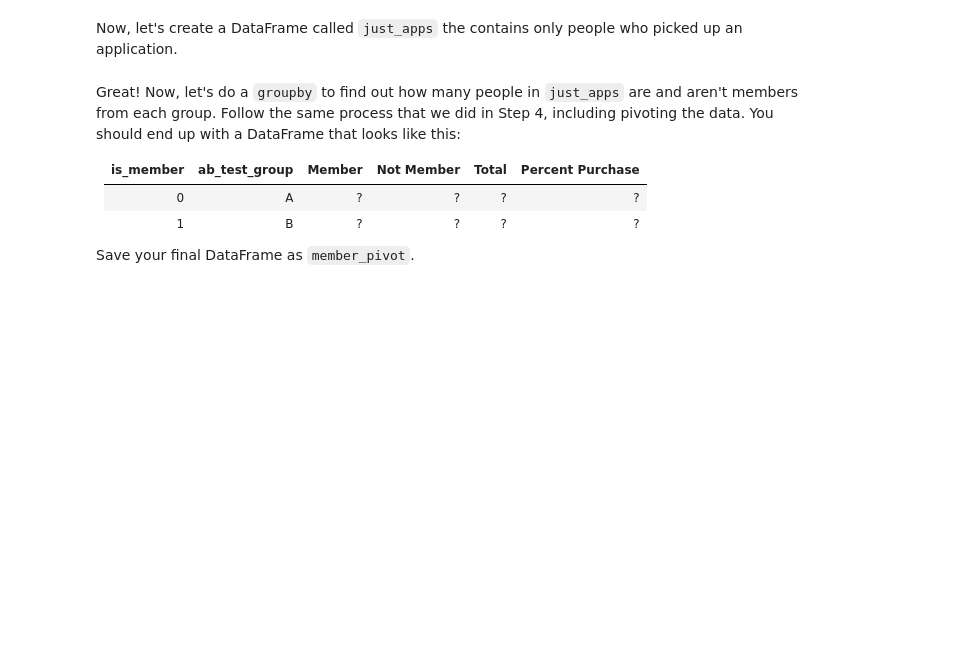
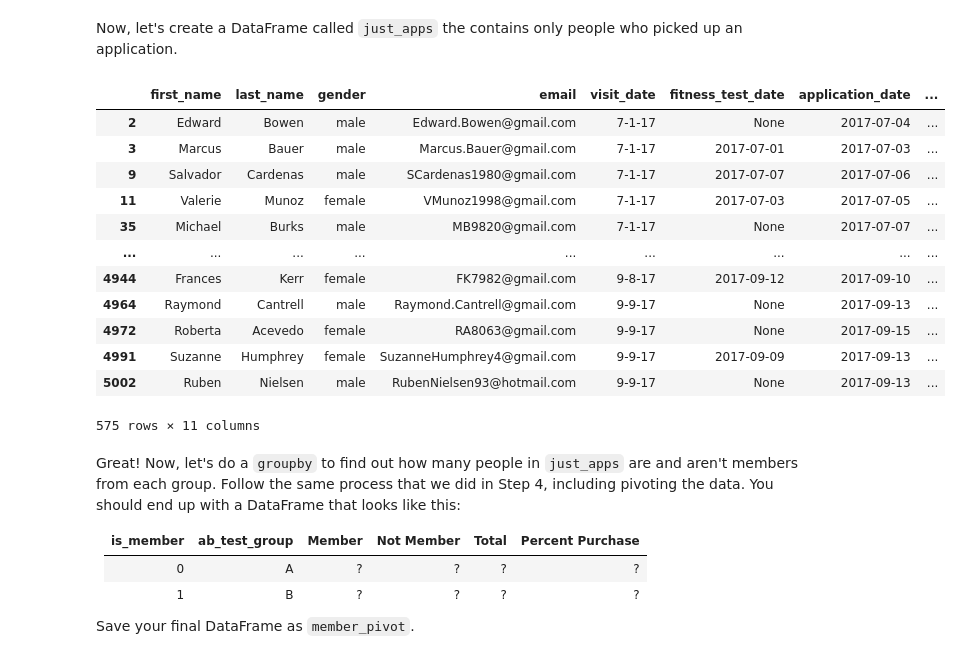
Before and after one commit to bravocharliemike/gym_ab, a Jupyter notebook: gym_ab.ipynb, the cells around one changed output. Cells and saved outputs as stored; diff of their text form; code cells hidden in the pictures; blank space fills up the shorter version.

```diff
--- a/gym_ab.ipynb
+++ b/gym_ab.ipynb
@@ -266,3 +265,9 @@ Recall that the sign-up process for MuscleHub has several steps:
 Let's examine how many people make it to Step 2, filling out an application.
 
 Start by creating a new column in `df` called `is_application` which is `Application` if `application_date` is not `None` and `No Application`, otherwise.
+# %%
+df['is_application'] = df.application_date.apply(
+    lambda x: 'Application' if pd.notnull(x)
+    else 'No Application'
+)
+df.head()
@@ -293,5 +377,22 @@ Let's begin by adding a column to `df` called `is_member` which is `Member` if `
 # %% [markdown]
 Now, let's create a DataFrame called `just_apps` the contains only people who picked up an application.
+# %%
+just_apps = df[df.is_application == 'Application']
+just_apps
+# %% [output]
+|  | first_name | last_name | gender | email | visit_date | fitness_test_date | application_date | ... |
+| 2 | Edward | Bowen | male | Edward.Bowen@gmail.com | 7-1-17 | None | 2017-07-04 | ... |
+| 3 | Marcus | Bauer | male | Marcus.Bauer@gmail.com | 7-1-17 | 2017-07-01 | 2017-07-03 | ... |
+| 9 | Salvador | Cardenas | male | SCardenas1980@gmail.com | 7-1-17 | 2017-07-07 | 2017-07-06 | ... |
+| 11 | Valerie | Munoz | female | VMunoz1998@gmail.com | 7-1-17 | 2017-07-03 | 2017-07-05 | ... |
+| 35 | Michael | Burks | male | MB9820@gmail.com | 7-1-17 | None | 2017-07-07 | ... |
+| ... | ... | ... | ... | ... | ... | ... | ... | ... |
+| 4944 | Frances | Kerr | female | FK7982@gmail.com | 9-8-17 | 2017-09-12 | 2017-09-10 | ... |
+| 4964 | Raymond | Cantrell | male | Raymond.Cantrell@gmail.com | 9-9-17 | None | 2017-09-13 | ... |
+| 4972 | Roberta | Acevedo | female | RA8063@gmail.com | 9-9-17 | None | 2017-09-15 | ... |
+| 4991 | Suzanne | Humphrey | female | SuzanneHumphrey4@gmail.com | 9-9-17 | 2017-09-09 | 2017-09-13 | ... |
+| 5002 | Ruben | Nielsen | male | RubenNielsen93@hotmail.com | 9-9-17 | None | 2017-09-13 | ... |
+575 rows × 11 columns
 # %% [markdown]
 Great! Now, let's do a `groupby` to find out how many people in `just_apps` are and aren't members from each group.  Follow the same process that we did in Step 4, including pivoting the data.  You should end up with a DataFrame that looks like this:
 
```
Also changed, not shown: parts of 19 cells of this notebook, 4 other files.
